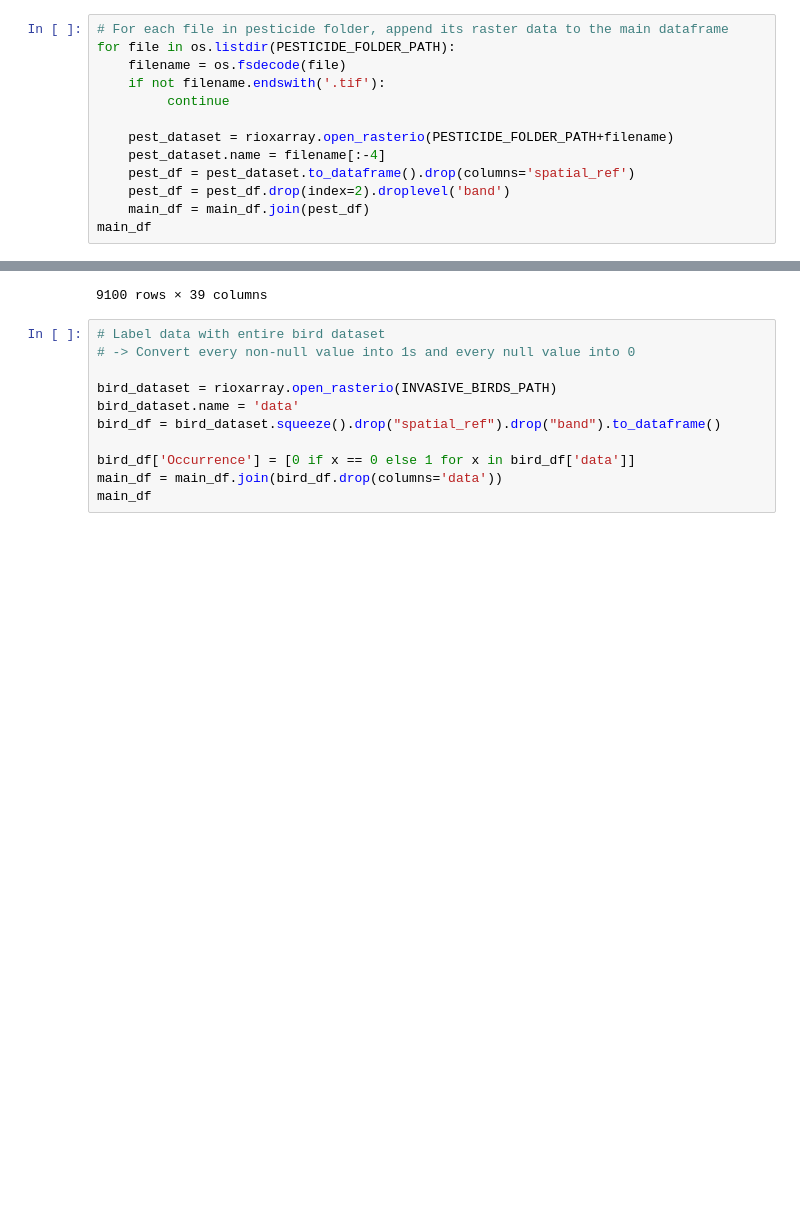
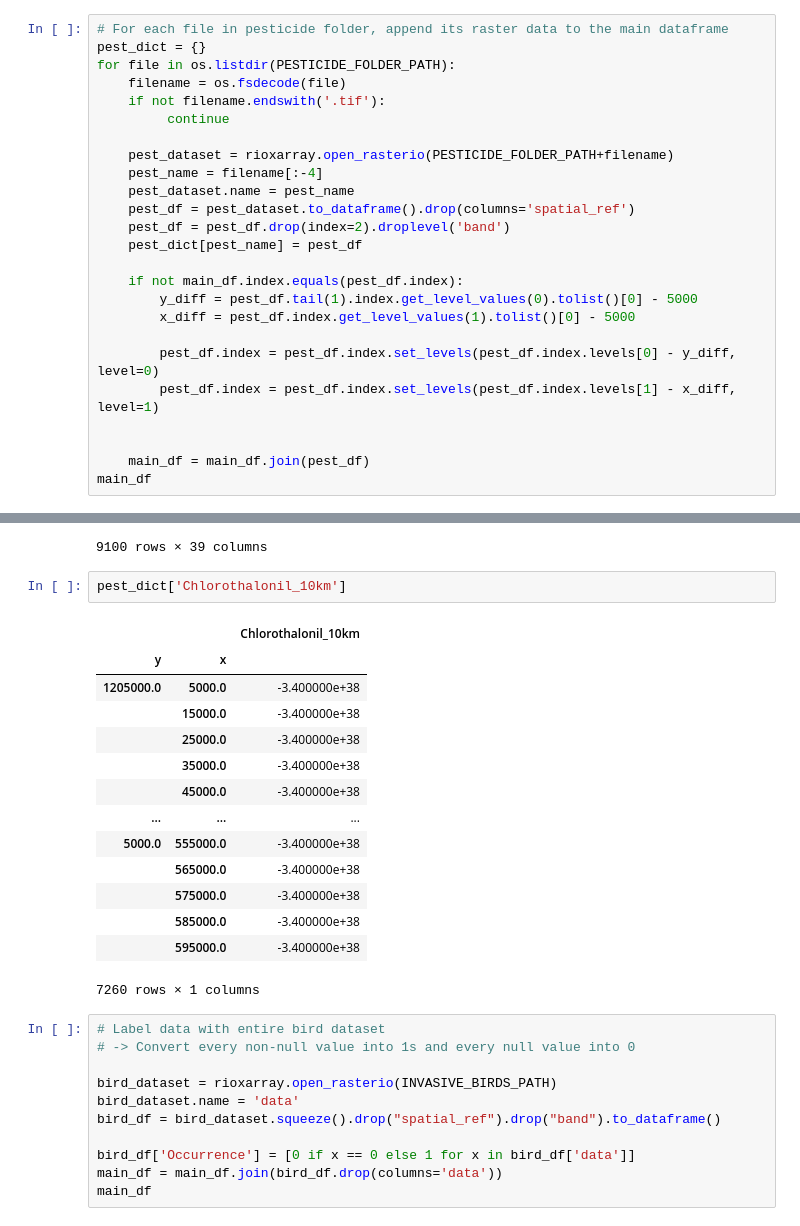
Before and after one commit to TimmoTismo/Invasive-Species-Distribution-Modelling, a Jupyter notebook: 10km_data_preprocessing.ipynb, the cells around one changed output, grey strips where cells are left out. Cells and saved outputs as stored; diff of their text form; blank space fills up the shorter version.

Commit message:
Finished pipline for whole datasets

```diff
--- a/10km_data_preprocessing.ipynb
+++ b/10km_data_preprocessing.ipynb
@@ -170,15 +171,27 @@ main_df
 9100 rows × 29 columns
 # %%
 # For each file in pesticide folder, append its raster data to the main dataframe
+pest_dict = {}
 for file in os.listdir(PESTICIDE_FOLDER_PATH):
     filename = os.fsdecode(file)
     if not filename.endswith('.tif'):
          continue
 
     pest_dataset = rioxarray.open_rasterio(PESTICIDE_FOLDER_PATH+filename)
-    pest_dataset.name = filename[:-4]
+    pest_name = filename[:-4]
+    pest_dataset.name = pest_name
     pest_df = pest_dataset.to_dataframe().drop(columns='spatial_ref')
     pest_df = pest_df.drop(index=2).droplevel('band')
+    pest_dict[pest_name] = pest_df
+
+    if not main_df.index.equals(pest_df.index):
+        y_diff = pest_df.tail(1).index.get_level_values(0).tolist()[0] - 5000
+        x_diff = pest_df.index.get_level_values(1).tolist()[0] - 5000
+
+        pest_df.index = pest_df.index.set_levels(pest_df.index.levels[0] - y_diff, level=0)
+        pest_df.index = pest_df.index.set_levels(pest_df.index.levels[1] - x_diff, level=1)
+
+
     main_df = main_df.join(pest_df)
 main_df
 # %% [output]
@@ -196,6 +209,23 @@ main_df
 |  | 685000.0 | 0 | 0 | 0 | 0 | 0 | ... |
 |  | 695000.0 | 0 | 0 | 0 | 0 | 0 | ... |
 9100 rows × 39 columns
+# %%
+pest_dict['Chlorothalonil_10km']
+# %% [output]
+|  |  | Chlorothalonil_10km |
+| y | x |  |
+| 1205000.0 | 5000.0 | -3.400000e+38 |
+|  | 15000.0 | -3.400000e+38 |
+|  | 25000.0 | -3.400000e+38 |
+|  | 35000.0 | -3.400000e+38 |
+|  | 45000.0 | -3.400000e+38 |
+| ... | ... | ... |
+| 5000.0 | 555000.0 | -3.400000e+38 |
+|  | 565000.0 | -3.400000e+38 |
+|  | 575000.0 | -3.400000e+38 |
+|  | 585000.0 | -3.400000e+38 |
+|  | 595000.0 | -3.400000e+38 |
+7260 rows × 1 columns
 # %%
 # Label data with entire bird dataset
 # -> Convert every non-null value into 1s and every null value into 0
```
Also changed, not shown: parts of 6 cells of this notebook, 3 other files.
